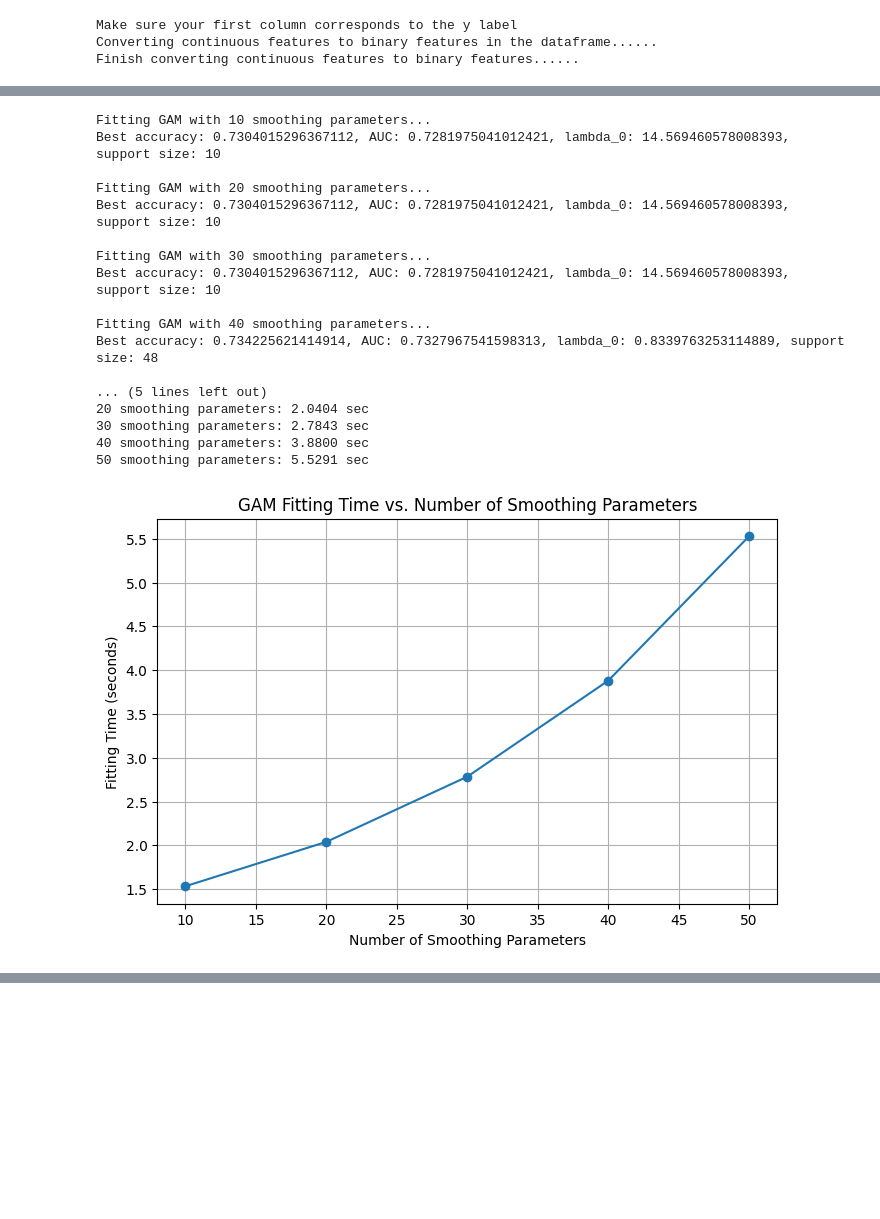
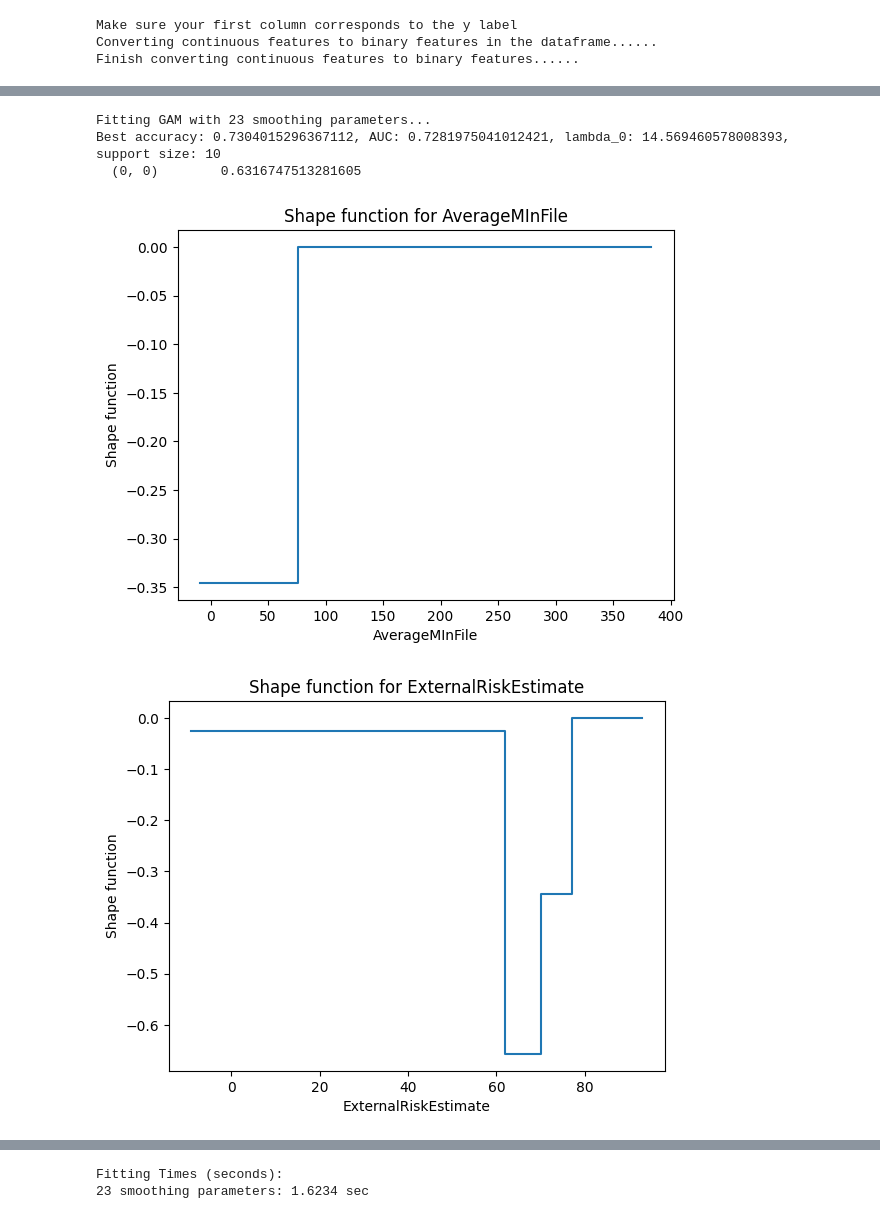
Before and after one commit to 474-GAMS/fastSparse, a Jupyter notebook: test_FICO.ipynb, the cells around one changed output, grey strips where cells are left out. Cells and saved outputs as stored; diff of their text form; code cells hidden in the pictures; blank space fills up the shorter version.

```diff
--- a/test_FICO.ipynb
+++ b/test_FICO.ipynb
@@ -274,10 +274,9 @@ Results logged to fastsparseresults.csv
 # %%
 from sklearn.metrics import accuracy_score
 
-max_support_sizes = [10, 20, 30, 40, 50]
+max_support_sizes = [23]
 
 fit_times = {}
-
 
 for sp in max_support_sizes:
 
@@ -313,48 +312,35 @@ for sp in max_support_sizes:
         # Convert probabilities to binary labels (0 or 1) using a threshold of 0.5
         y_pred_binary = (y_pred >= 0.5).astype(int)
         val_accuracy = accuracy_score(y_binary_val, y_pred_binary)
         val_auc = roc_auc_score(y_binary_val, y_pred_binary)
 
         if val_accuracy > best_val_accuracy:
             best_val_accuracy = val_accuracy
             best_lambda = lambda_0
             best_support_size = support_size
             best_auc = val_auc
 
     print(f"Best accuracy: {best_val_accuracy}, AUC: {best_auc}, lambda_0: {best_lambda}, support size: {best_support_size}")
 
-    # plot_shape_functions_fastsparse(gam=gam, binary_cols=X_binary.columns, continuous_df=X_train, lambda_0=best_lambda)
+    plot_shape_functions_fastsparse(gam=gam, binary_cols=X_binary.columns, continuous_df=X_train, lambda_0=best_lambda)
 
 # Print fitting times
 print("\nFitting Times (seconds):")
 for sp, t in fit_times.items():
     print(f"{sp} smoothing parameters: {fit_times[sp]:.4f} sec")
 
 # Plot fitting times separately
 plt.figure(figsize=(8, 5))
 plt.plot(max_support_sizes, [fit_times[sp] for sp in max_support_sizes], marker='o')
 plt.xlabel('Number of Smoothing Parameters')
 plt.ylabel('Fitting Time (seconds)')
 plt.title('GAM Fitting Time vs. Number of Smoothing Parameters')
 plt.grid(True)
 plt.savefig('fastSparse_gam_timing_comparison.png', dpi=300)
 plt.show()
 # %% [output]
-Fitting GAM with 10 smoothing parameters...
+Fitting GAM with 23 smoothing parameters...
 Best accuracy: 0.7304015296367112, AUC: 0.7281975041012421, lambda_0: 14.569460578008393, support size: 10
-
-Fitting GAM with 20 smoothing parameters...
-Best accuracy: 0.7304015296367112, AUC: 0.7281975041012421, lambda_0: 14.569460578008393, support size: 10
-
-Fitting GAM with 30 smoothing parameters...
-Best accuracy: 0.7304015296367112, AUC: 0.7281975041012421, lambda_0: 14.569460578008393, support size: 10
-
-Fitting GAM with 40 smoothing parameters...
-Best accuracy: 0.734225621414914, AUC: 0.7327967541598313, lambda_0: 0.8339763253114889, support size: 48
-
-... (5 lines left out)
-20 smoothing parameters: 2.0404 sec
-30 smoothing parameters: 2.7843 sec
-40 smoothing parameters: 3.8800 sec
-50 smoothing parameters: 5.5291 sec
+  (0, 0)        0.6316747513281605
-[figure, old version]
+[figure, new version]
+[figure, added]
@@ -360,0 +352,2 @@ Best accuracy: 0.734225621414914, AUC: 0.7327967541598313, lambda_0: 0.833976325
+Fitting Times (seconds):
+23 smoothing parameters: 1.6234 sec
```
Also changed, not shown: parts of 4 cells of this notebook, 4 other files.
